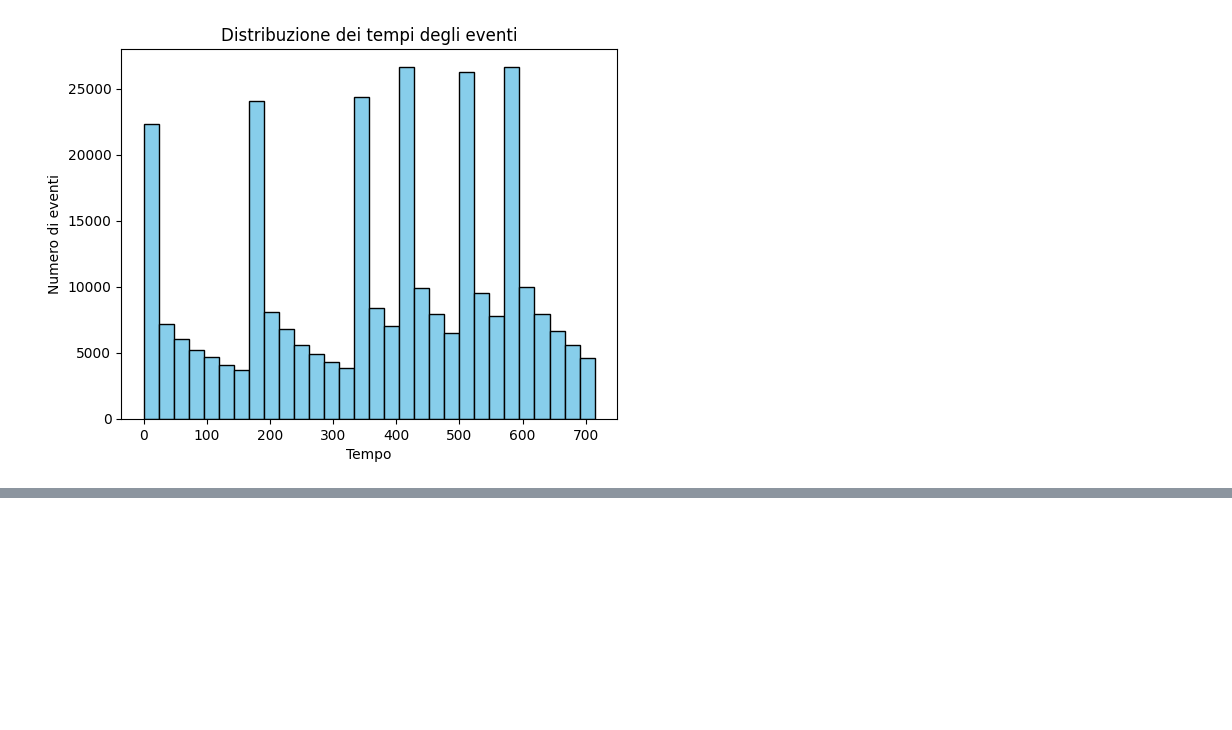
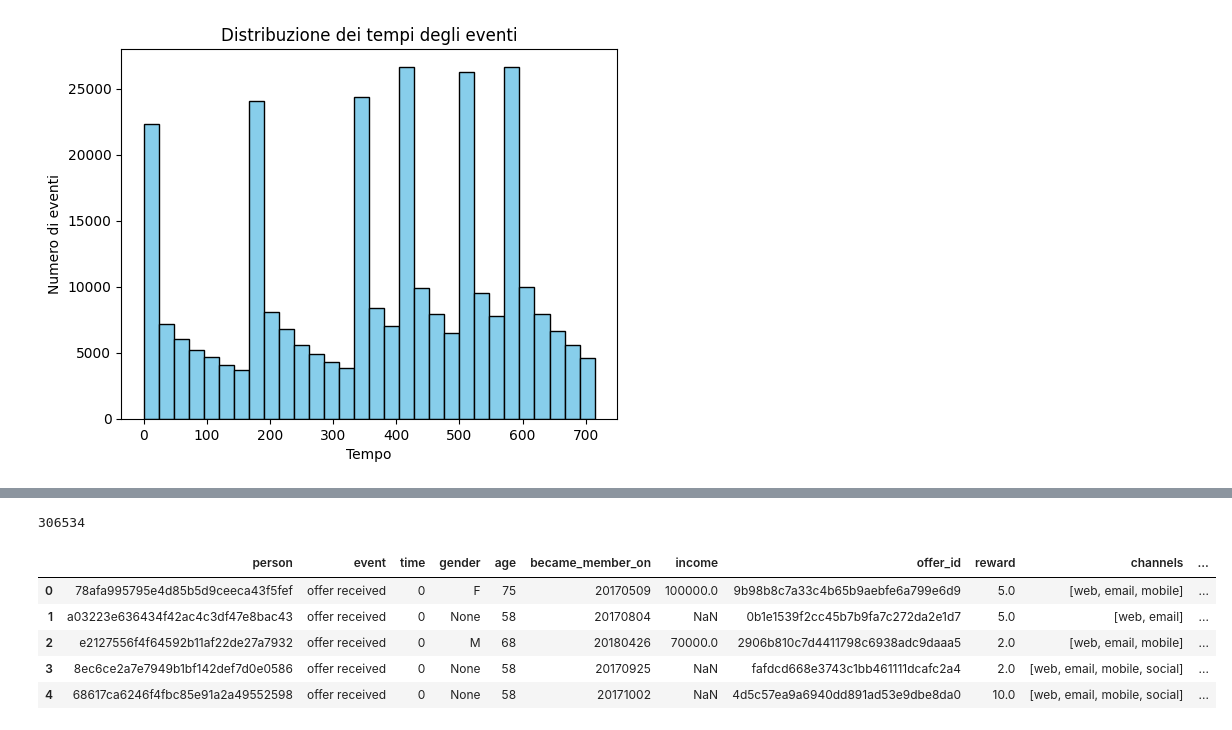
Before and after one commit to samusam91/capstoneproject, a Jupyter notebook: Starbucks_Capstone_notebook.ipynb, the cells around one changed output, grey strips where cells are left out. Saved outputs shown, nothing was run; the diff lists cells and outputs as text; code cells hidden in the pictures; blank space fills up the shorter version.

```diff
--- a/Starbucks_Capstone_notebook.ipynb
+++ b/Starbucks_Capstone_notebook.ipynb
@@ -353,0 +224,9 @@ Dopo aver unito i dataset, possiamo eseguire analisi esplorative dei dati, crear
+# %%
+# Unione tra transcript e profile
+transcript_profile = pd.merge(transcript, profile, left_on='person', right_on='id', how='left')
+
+# Rimuovi la colonna duplicata 'id' da transcript_profile
+transcript_profile.drop(columns=['id'], inplace=True)
+
+# Visualizza il nuovo dataframe
+print(transcript_profile.head())
@@ -353,0 +254,38 @@ Dopo aver unito i dataset, possiamo eseguire analisi esplorative dei dati, crear
+# %%
+import pandas as pd
+
+# Supponiamo che il tuo dataframe sia già stato creato
+# transcript_profile contiene la colonna 'value' con gli ID delle offerte
+# portfolio contiene la colonna 'id' con gli ID delle offerte
+
+# Estrai l'ID dell'offerta dalla colonna 'value'
+transcript_profile['offer_id'] = transcript_profile['value'].apply(lambda x: x.get('offer id'))
+
+# Unisci i dataframe utilizzando l'ID dell'offerta come chiave di unione
+merged_df = pd.merge(transcript_profile, portfolio, left_on='offer_id', right_on='id', how='left')
+
+# Rimuovi eventuali colonne duplicate
+merged_df.drop(columns=['id'], inplace=True)
+
+# Visualizza le prime righe del dataframe unito per verificare l'unione
+# print(merged_df.head())
+
+merged_df.shape[0]
+
+# quindi ora abbiamo un df con tutte le transazione e i relativi dati di profile e offerta
+# %% [output]
+306534
+# %%
+#remove column value
+
+# merged_df = merged_df.drop(columns=['value']) --> detele the column value because it's the same of offer id
+# merged_df.loc[merged_df['age'] >= 100, 'age'] = median_age --> adjust the dataset
+merged_df.head()
+# merged_df.shape[0]
+# %% [output]
+|  | person | event | time | gender | age | became_member_on | income | offer_id | reward | channels | ... |
+| 0 | 78afa995795e4d85b5d9ceeca43f5fef | offer received | 0 | F | 75 | 20170509 | 100000.0 | 9b98b8c7a33c4b65b9aebfe6a799e6d9 | 5.0 | [web, email, mobile] | ... |
+| 1 | a03223e636434f42ac4c3df47e8bac43 | offer received | 0 | None | 58 | 20170804 | NaN | 0b1e1539f2cc45b7b9fa7c272da2e1d7 | 5.0 | [web, email] | ... |
+| 2 | e2127556f4f64592b11af22de27a7932 | offer received | 0 | M | 68 | 20180426 | 70000.0 | 2906b810c7d4411798c6938adc9daaa5 | 2.0 | [web, email, mobile] | ... |
+| 3 | 8ec6ce2a7e7949b1bf142def7d0e0586 | offer received | 0 | None | 58 | 20170925 | NaN | fafdcd668e3743c1bb461111dcafc2a4 | 2.0 | [web, email, mobile, social] | ... |
+| 4 | 68617ca6246f4fbc85e91a2a49552598 | offer received | 0 | None | 58 | 20171002 | NaN | 4d5c57ea9a6940dd891ad53e9dbe8da0 | 10.0 | [web, email, mobile, social] | ... |
```
Also changed, not shown: parts of 21 cells of this notebook, 2 other files.
